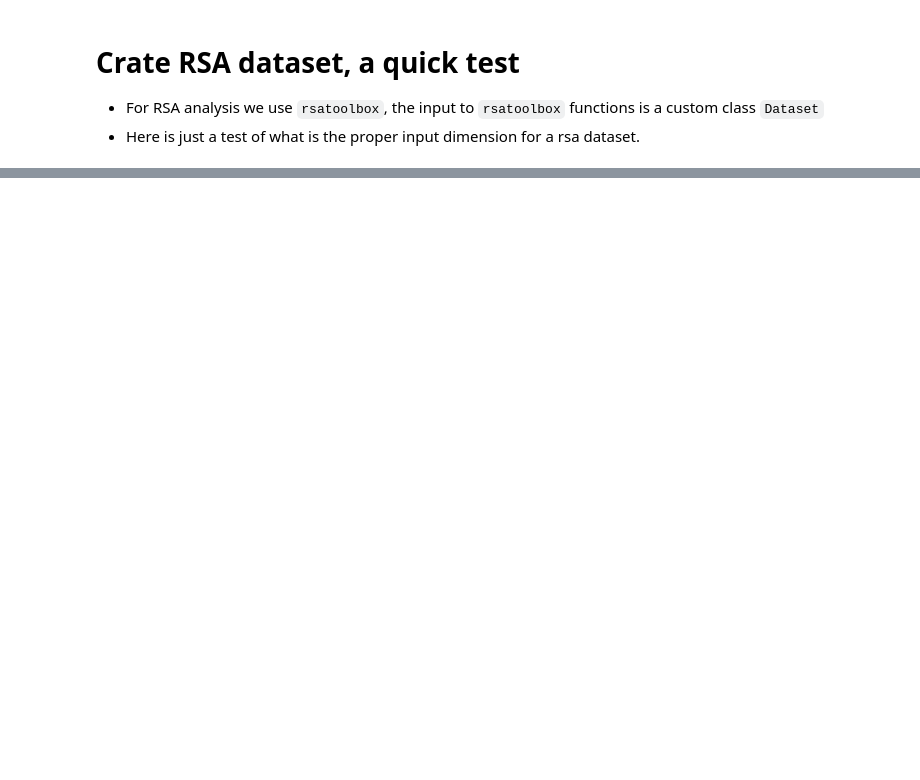
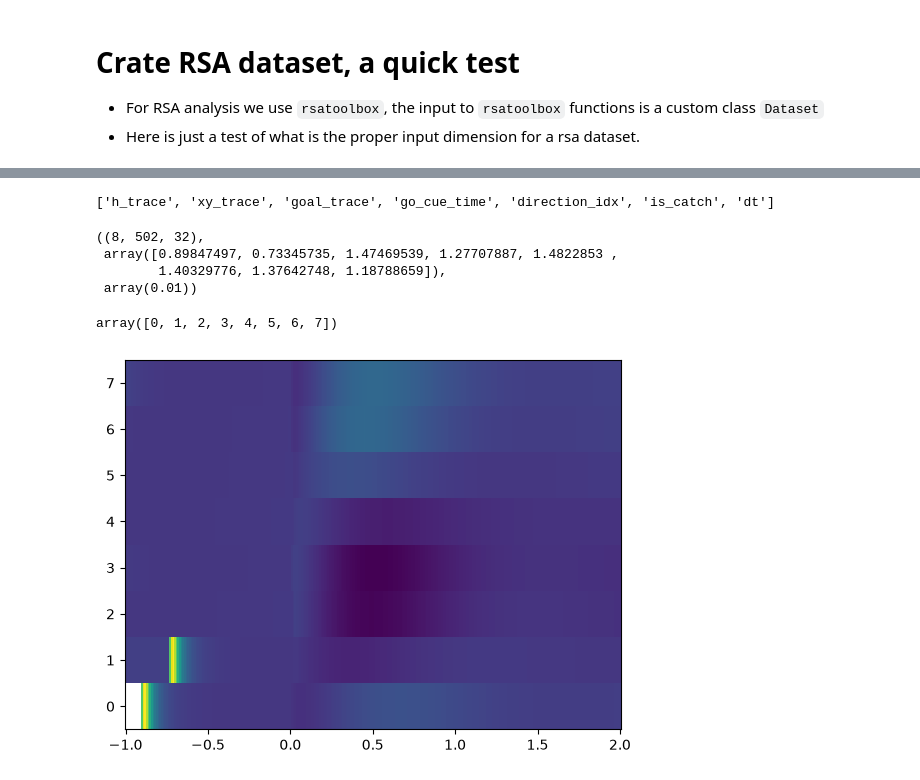
Before and after one commit to lilytong0919/NMA-shichimi-rulebreakerhalf-comparing-network, a Jupyter notebook: data_proc_rdm_dataprep.ipynb, the cells around one changed output, grey strips where cells are left out. Drawn from its saved outputs; the diff is of its cells as text; code cells hidden in the pictures; blank space fills up the shorter version.

```diff
--- a/data_proc_rdm_dataprep.ipynb
+++ b/data_proc_rdm_dataprep.ipynb
@@ -271,0 +213,32 @@ for fn in filenames:
+# %%
+# load rnn hidden layer dynamics
+rnn_path = r"C:\Users\lilytong\Documents\GitHub\NMA-shichimi-rulebreakerhalf-comparing-network\data_rnn\hidden_activity_CB_rnd.npz"
+dat = np.load(rnn_path)
+print(dat.files)
+dat['h_trace'].shape, dat['go_cue_time'], dat['dt']
+# %% [output]
+['h_trace', 'xy_trace', 'goal_trace', 'go_cue_time', 'direction_idx', 'is_catch', 'dt']
+((8, 502, 32),
+ array([0.89847497, 0.73345735, 1.47469539, 1.27707887, 1.4822853 ,
+        1.40329776, 1.37642748, 1.18788659]),
+ array(0.01))
+# %%
+dat['direction_idx']
+# %% [output]
+array([0, 1, 2, 3, 4, 5, 6, 7])
+# %%
+hidden_activity = dat['h_trace']
+flatten_hidden = hidden_activity.reshape(hidden_activity.shape[0]*hidden_activity.shape[1], hidden_activity.shape[2])
+t = 0 + dat['dt'] * np.arange(flatten_hidden.shape[0])
+ts = nap.TsdFrame(d=flatten_hidden, t=t, time_units='s')
+simulation_len = dat['h_trace'].shape[1]*dat['dt']
+cue_on = [x+simulation_len*float(i) for i,x in enumerate(dat['go_cue_time'])]
+ev = nap.Ts(t=cue_on, time_units='s')
+
+peth = nap.compute_perievent(ts,ev,window=(-1,2))
+info = pd.DataFrame({"target_dir": np.tile(np.linspace(-np.pi, np.pi, 8), len(dat['go_cue_time'])//8)})
+# %%
+plt.pcolormesh(peth.times(), np.arange(peth.shape[1]), np.nanmean(peth.values,axis=-1).T, shading='auto')
+plt.show()
+# %% [output]
+[figure, added]
```
Also changed, not shown: parts of 19 cells of this notebook, 1 other file.
